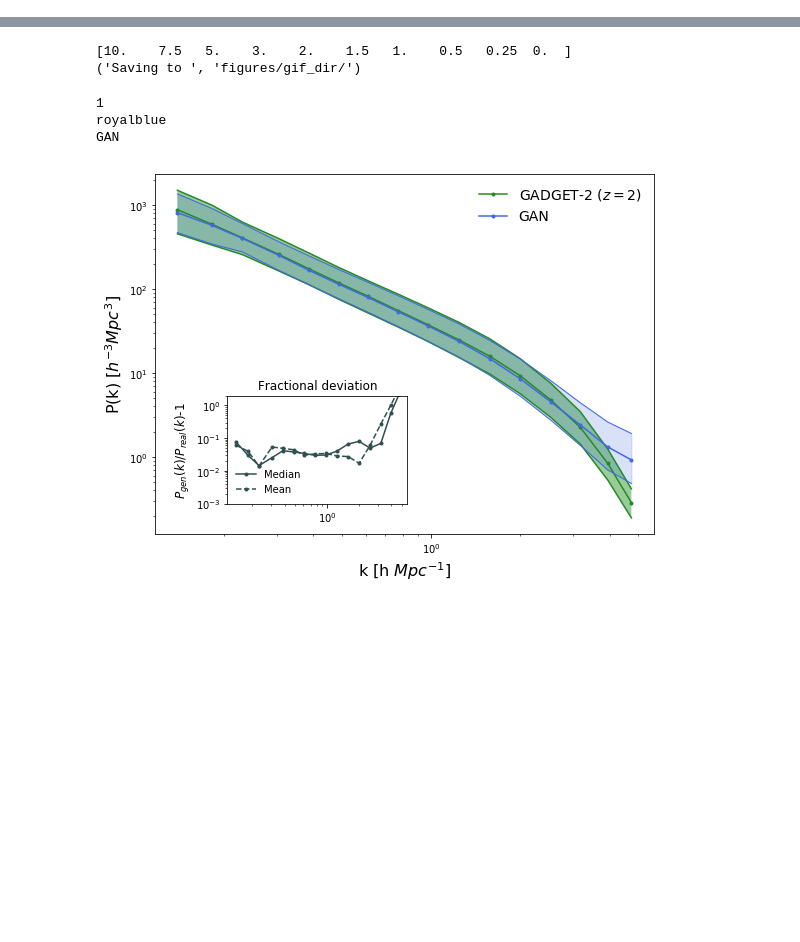
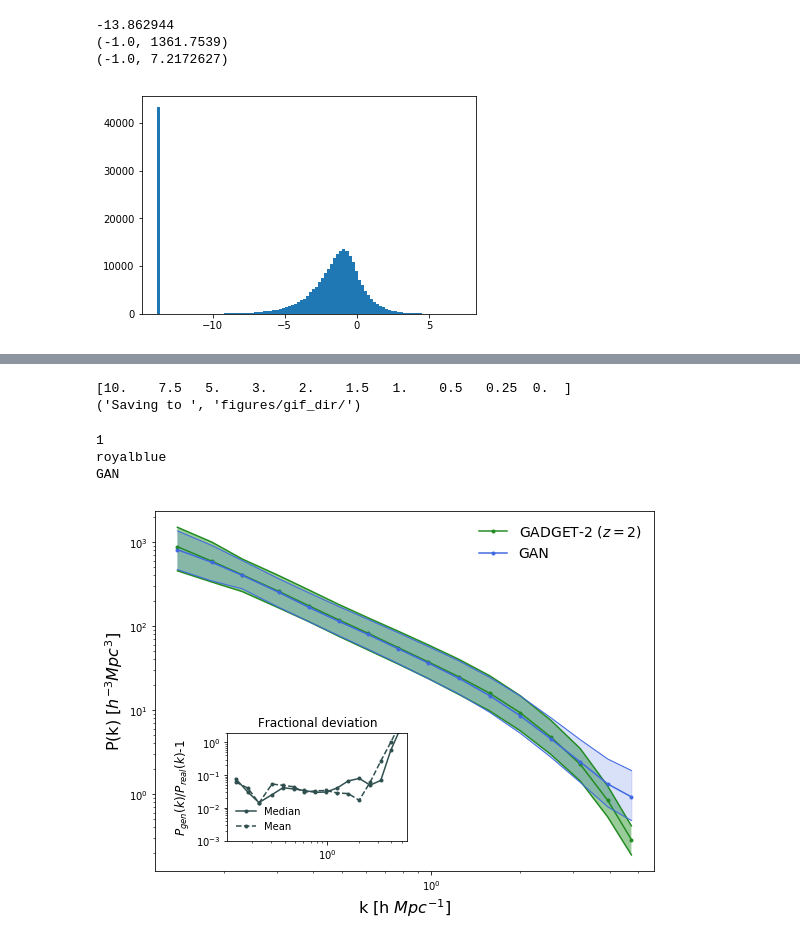
Before and after one commit to RichardFeder-zz/gan-work, a Jupyter notebook: nbody_analysis.ipynb, the cells around one changed output, grey strips where cells are left out. Drawn from its saved outputs; the diff is of its cells as text; code cells hidden in the pictures; blank space fills up the shorter version.

```diff
--- a/nbody_analysis.ipynb
+++ b/nbody_analysis.ipynb
@@ -182,3 +233,17 @@ device = torch.device("cuda:0")
+# %%
+dsamp = one_samp/np.mean(one_samp) - 1.0
+#foo = hist(loglike_transform(one_samp.ravel(), a=4.0), bins=500)
+#foo = hist(logplus(dsamp.ravel()), bins=100)
+print(np.min(np.log(1e-6+1.0+dsamp.ravel())))
+foo = hist(np.log(1e-6+1.0+dsamp.ravel()), bins=100)
+print(np.min(dsamp.ravel()), np.max(dsamp.ravel()))
+print(np.min(logplus(dsamp.ravel())), np.max(logplus(dsamp.ravel())))
+#xlim(0, 100)
+# %% [output]
+-13.862944
+(-1.0, 1361.7539)
+(-1.0, 7.2172627)
+[figure, added]
 # %%
 # look at some slices
 one_samp = nbody.datasims[1]
```
Also changed, not shown: parts of 16 cells of this notebook, 4 other files.
